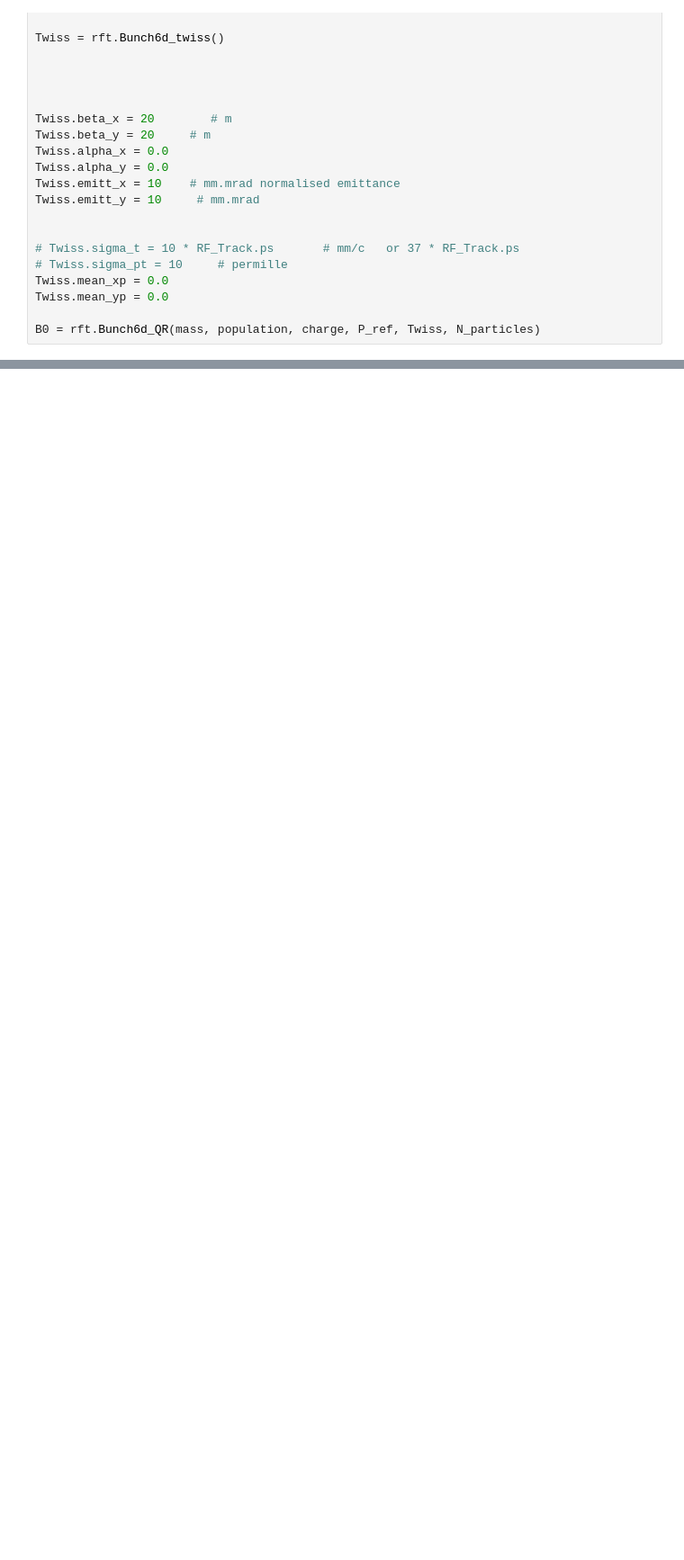
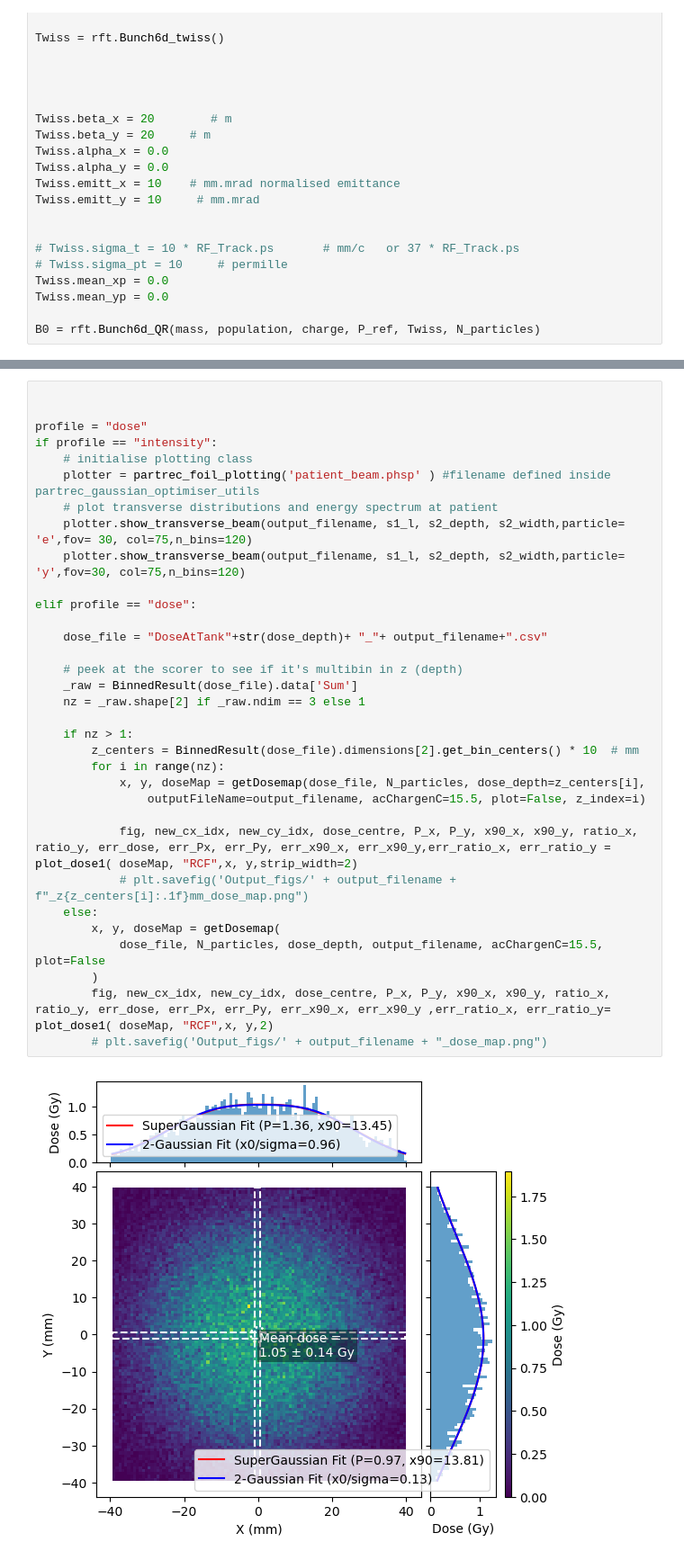
Before and after one commit to sabrinawaa/DPhil_Project, a Jupyter notebook: CLEAR_RD.ipynb, the cells around one changed output, grey strips where cells are left out. Shown at 90% size. Cells and saved outputs as stored; diff of their text form; blank space fills up the shorter version.

```diff
--- a/CLEAR_RD.ipynb
+++ b/CLEAR_RD.ipynb
@@ -210,0 +270,35 @@ RuntimeError: <Swig Object of type 'std::out_of_range *' at 0x...>
+# %%
+
+
+profile = "dose"
+if profile == "intensity":
+    # initialise plotting class
+    plotter = partrec_foil_plotting('patient_beam.phsp' ) #filename defined inside partrec_gaussian_optimiser_utils
+    # plot transverse distributions and energy spectrum at patient
+    plotter.show_transverse_beam(output_filename, s1_l, s2_depth, s2_width,particle= 'e',fov= 30, col=75,n_bins=120)
+    plotter.show_transverse_beam(output_filename, s1_l, s2_depth, s2_width,particle= 'y',fov=30, col=75,n_bins=120)
+
+elif profile == "dose":
+
+    dose_file = "DoseAtTank"+str(dose_depth)+ "_"+ output_filename+".csv"
+
+    # peek at the scorer to see if it's multibin in z (depth)
+    _raw = BinnedResult(dose_file).data['Sum']
+    nz = _raw.shape[2] if _raw.ndim == 3 else 1
+
+    if nz > 1:
+        z_centers = BinnedResult(dose_file).dimensions[2].get_bin_centers() * 10  # mm
+        for i in range(nz):
+            x, y, doseMap = getDosemap(dose_file, N_particles, dose_depth=z_centers[i],
+                outputFileName=output_filename, acChargenC=15.5, plot=False, z_index=i)
+
+            fig, new_cx_idx, new_cy_idx, dose_centre, P_x, P_y, x90_x, x90_y, ratio_x, ratio_y, err_dose, err_Px, err_Py, err_x90_x, err_x90_y,err_ratio_x, err_ratio_y = plot_dose1( doseMap, "RCF",x, y,strip_width=2)
+            # plt.savefig('Output_figs/' + output_filename + f"_z{z_centers[i]:.1f}mm_dose_map.png")
+    else:
+        x, y, doseMap = getDosemap(
+            dose_file, N_particles, dose_depth, output_filename, acChargenC=15.5, plot=False
+        )
+        fig, new_cx_idx, new_cy_idx, dose_centre, P_x, P_y, x90_x, x90_y, ratio_x, ratio_y, err_dose, err_Px, err_Py, err_x90_x, err_x90_y ,err_ratio_x, err_ratio_y= plot_dose1( doseMap, "RCF",x, y,2)
+        # plt.savefig('Output_figs/' + output_filename + "_dose_map.png")
+# %% [output]
+[figure, added]
```
Also changed, not shown: parts of 11 cells of this notebook, 4 other files.
